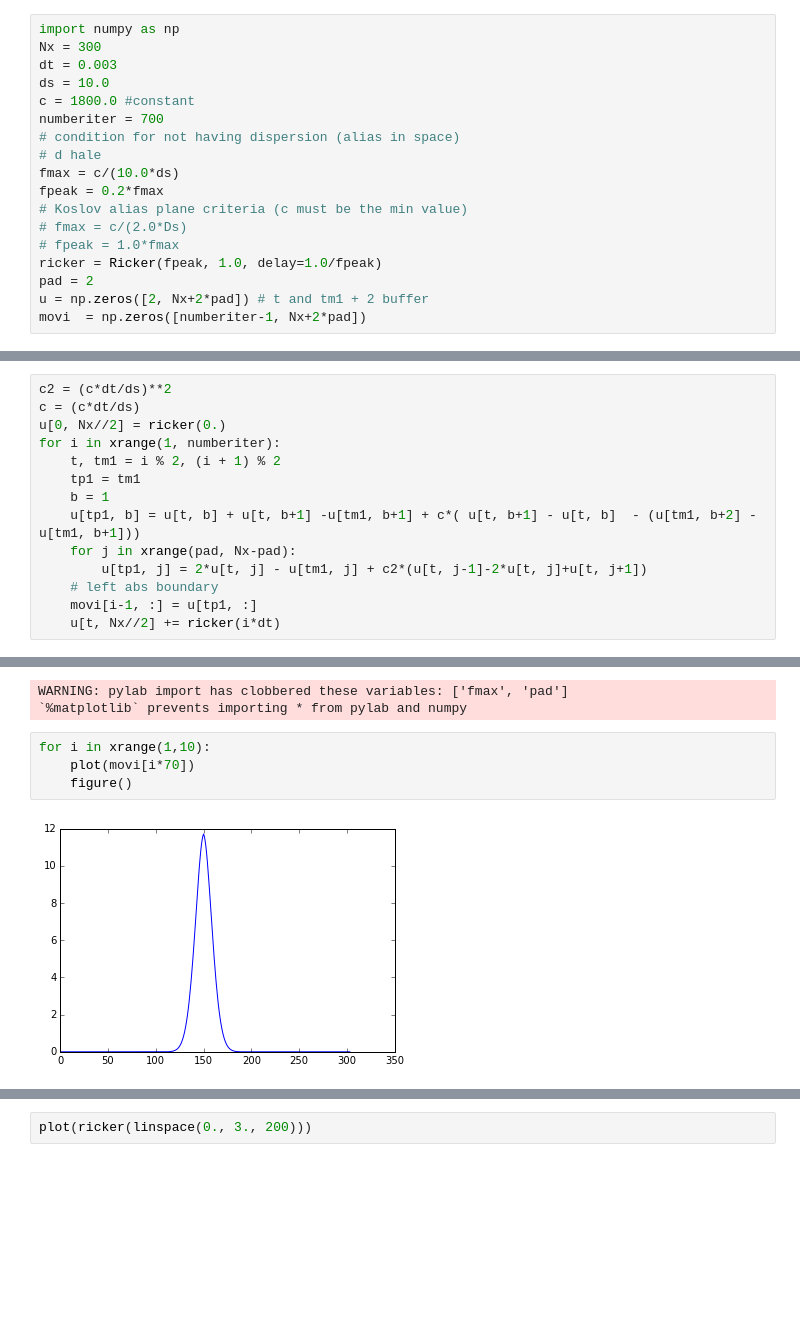
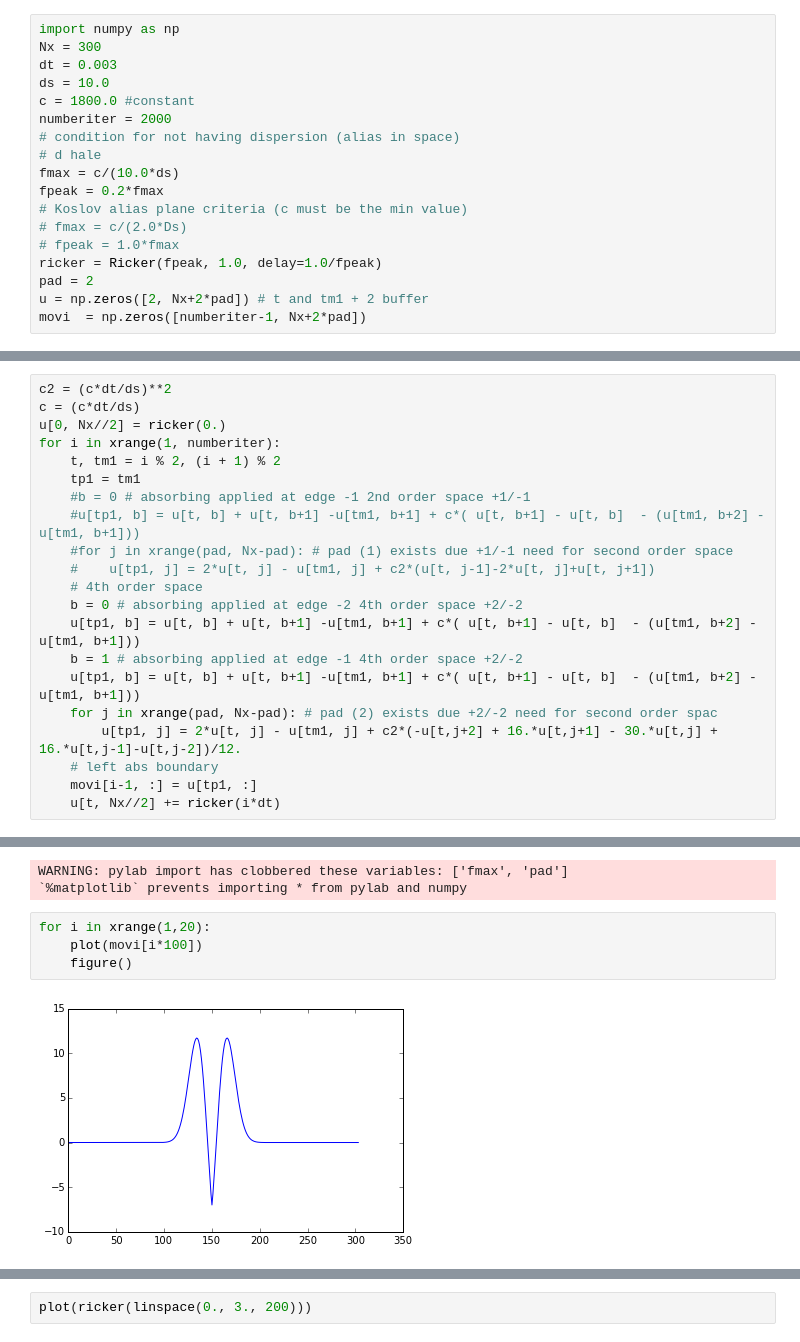
Before and after one commit to eusoubrasileiro/geonumerics, a Jupyter notebook: ipython_notebooks/1D reynolds abs.ipynb, the cells around one changed output, grey strips where cells are left out. Drawn from its saved outputs; the diff is of its cells as text; blank space fills up the shorter version.

Commit message:
1D reynolds test nobook.
2nd order time and space perfect match like in paper just with 2 panels
2nd order time and 4th space for fatiando working too just with 2 panels

```diff
--- a/ipython_notebooks/1D reynolds abs.ipynb
+++ b/ipython_notebooks/1D reynolds abs.ipynb
@@ -26,7 +28,7 @@ Nx = 300
 dt = 0.003
 ds = 10.0
 c = 1800.0 #constant
-numberiter = 700
+numberiter = 2000
 # condition for not having dispersion (alias in space)
 # d hale
 fmax = c/(10.0*ds)
@@ -45,10 +49,17 @@ u[0, Nx//2] = ricker(0.)
 for i in xrange(1, numberiter):
     t, tm1 = i % 2, (i + 1) % 2
     tp1 = tm1
-    b = 1
+    #b = 0 # absorbing applied at edge -1 2nd order space +1/-1
+    #u[tp1, b] = u[t, b] + u[t, b+1] -u[tm1, b+1] + c*( u[t, b+1] - u[t, b]  - (u[tm1, b+2] - u[tm1, b+1]))
+    #for j in xrange(pad, Nx-pad): # pad (1) exists due +1/-1 need for second order space
+    #    u[tp1, j] = 2*u[t, j] - u[tm1, j] + c2*(u[t, j-1]-2*u[t, j]+u[t, j+1])
+    # 4th order space
+    b = 0 # absorbing applied at edge -2 4th order space +2/-2
     u[tp1, b] = u[t, b] + u[t, b+1] -u[tm1, b+1] + c*( u[t, b+1] - u[t, b]  - (u[tm1, b+2] - u[tm1, b+1]))
-    for j in xrange(pad, Nx-pad):
-        u[tp1, j] = 2*u[t, j] - u[tm1, j] + c2*(u[t, j-1]-2*u[t, j]+u[t, j+1])
+    b = 1 # absorbing applied at edge -1 4th order space +2/-2
+    u[tp1, b] = u[t, b] + u[t, b+1] -u[tm1, b+1] + c*( u[t, b+1] - u[t, b]  - (u[tm1, b+2] - u[tm1, b+1]))
+    for j in xrange(pad, Nx-pad): # pad (2) exists due +2/-2 need for second order spac
+        u[tp1, j] = 2*u[t, j] - u[tm1, j] + c2*(-u[t,j+2] + 16.*u[t,j+1] - 30.*u[t,j] + 16.*u[t,j-1]-u[t,j-2])/12.
     # left abs boundary
     movi[i-1, :] = u[tp1, :]
     u[t, Nx//2] += ricker(i*dt)
@@ -59,8 +70,8 @@ Populating the interactive namespace from numpy and matplotlib
 WARNING: pylab import has clobbered these variables: ['fmax', 'pad']
 `%matplotlib` prevents importing * from pylab and numpy
 # %%
-for i in xrange(1,10):
-    plot(movi[i*70])
+for i in xrange(1,20):
+    plot(movi[i*100])
     figure()
 # %% [output]
-[figure, old version]
+[figure, new version]
```
Also changed, not shown: parts of 3 cells of this notebook.
